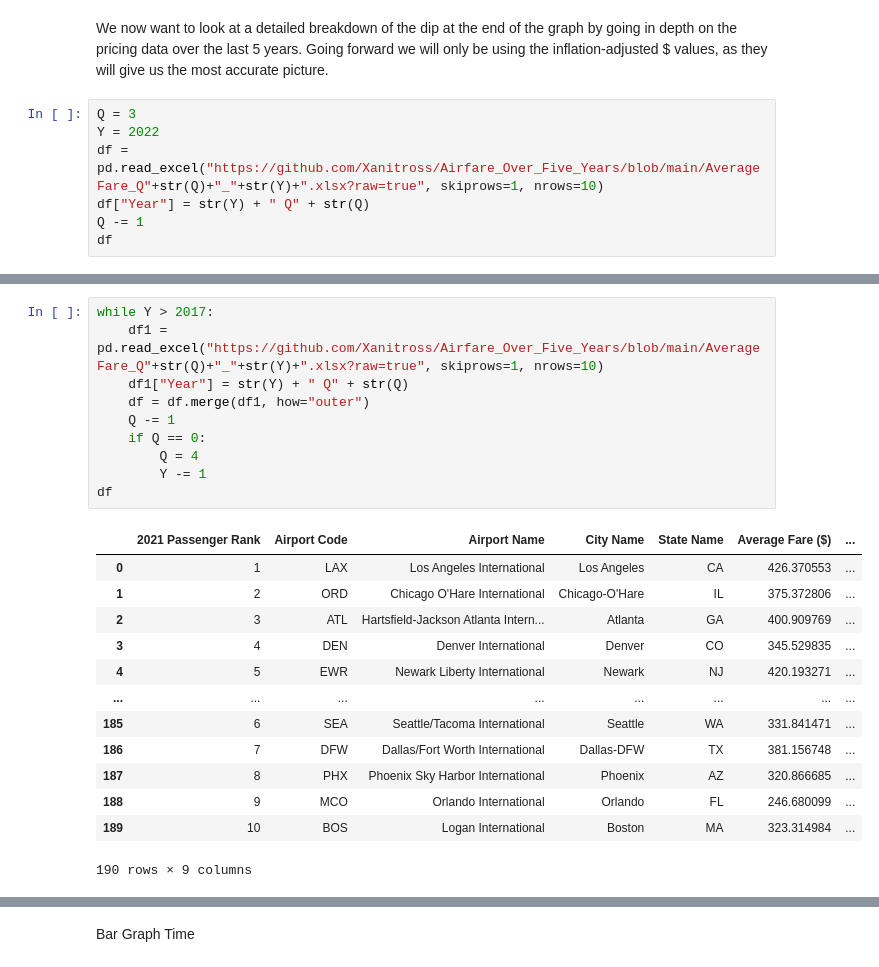
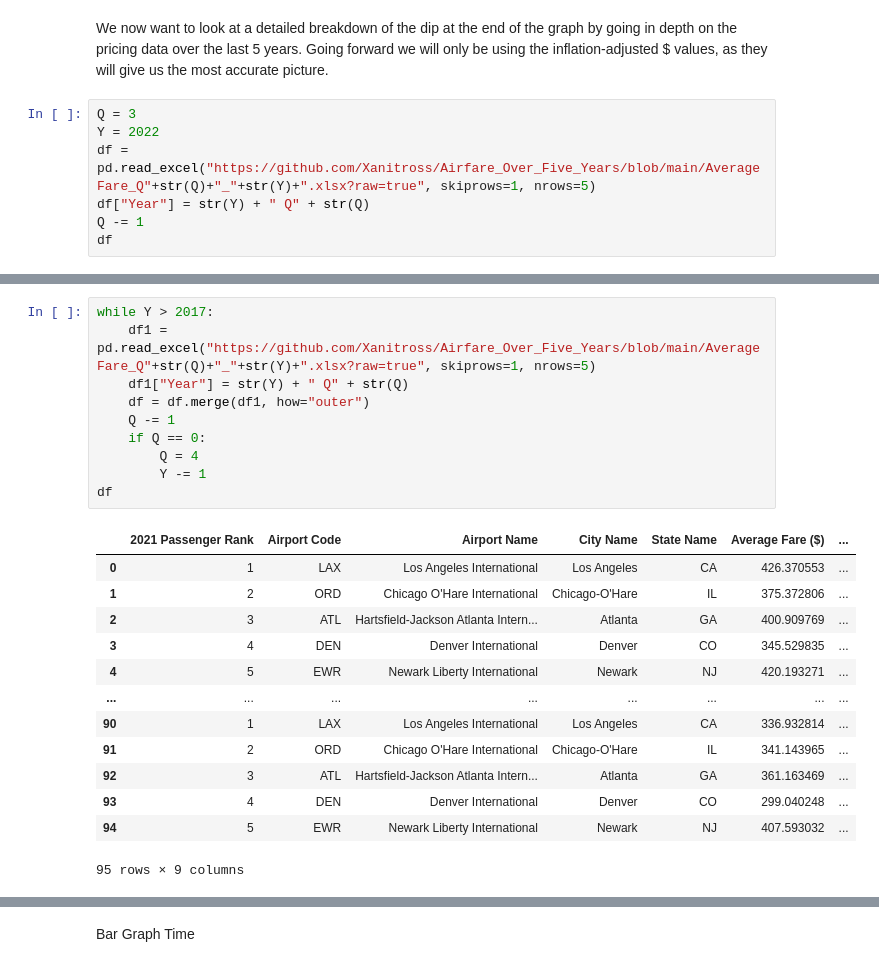
Before and after one commit to Xanitross/Airfare_Over_Five_Years, a Jupyter notebook: Airfare_Over_Five_Years.ipynb, the cells around one changed output, grey strips where cells are left out. Cells and saved outputs as stored; diff of their text form.

```diff
--- a/Airfare_Over_Five_Years.ipynb
+++ b/Airfare_Over_Five_Years.ipynb
@@ -78,7 +110,7 @@ We now want to look at a detailed breakdown of the dip at the end of the graph b
 # %%
 Q = 3
 Y = 2022
-df = pd.read_excel("https://github.com/Xanitross/Airfare_Over_Five_Years/blob/main/AverageFare_Q"+str(Q)+"_"+str(Y)+".xlsx?raw=true", skiprows=1, nrows=10)
+df = pd.read_excel("https://github.com/Xanitross/Airfare_Over_Five_Years/blob/main/AverageFare_Q"+str(Q)+"_"+str(Y)+".xlsx?raw=true", skiprows=1, nrows=5)
 df["Year"] = str(Y) + " Q" + str(Q)
 Q -= 1
 df
@@ -99,24 +126,24 @@ Add additional data to the Dataframe
 # %%
 while Y > 2017:
-    df1 = pd.read_excel("https://github.com/Xanitross/Airfare_Over_Five_Years/blob/main/AverageFare_Q"+str(Q)+"_"+str(Y)+".xlsx?raw=true", skiprows=1, nrows=10)
+    df1 = pd.read_excel("https://github.com/Xanitross/Airfare_Over_Five_Years/blob/main/AverageFare_Q"+str(Q)+"_"+str(Y)+".xlsx?raw=true", skiprows=1, nrows=5)
     df1["Year"] = str(Y) + " Q" + str(Q)
     df = df.merge(df1, how="outer")
     Q -= 1
     if Q == 0:
         Q = 4
         Y -= 1
 df
 # %% [output]
 |  | 2021 Passenger Rank | Airport Code | Airport Name | City Name | State Name | Average Fare ($) | ... |
 | 0 | 1 | LAX | Los Angeles International | Los Angeles | CA | 426.370553 | ... |
 | 1 | 2 | ORD | Chicago O'Hare International | Chicago-O'Hare | IL | 375.372806 | ... |
 | 2 | 3 | ATL | Hartsfield-Jackson Atlanta Intern... | Atlanta | GA | 400.909769 | ... |
 | 3 | 4 | DEN | Denver International | Denver | CO | 345.529835 | ... |
 | 4 | 5 | EWR | Newark Liberty International | Newark | NJ | 420.193271 | ... |
 | ... | ... | ... | ... | ... | ... | ... | ... |
-| 185 | 6 | SEA | Seattle/Tacoma International | Seattle | WA | 331.841471 | ... |
-| 186 | 7 | DFW | Dallas/Fort Worth International | Dallas-DFW | TX | 381.156748 | ... |
-| 187 | 8 | PHX | Phoenix Sky Harbor International | Phoenix | AZ | 320.866685 | ... |
-| 188 | 9 | MCO | Orlando International | Orlando | FL | 246.680099 | ... |
-| 189 | 10 | BOS | Logan International | Boston | MA | 323.314984 | ... |
+| 90 | 1 | LAX | Los Angeles International | Los Angeles | CA | 336.932814 | ... |
+| 91 | 2 | ORD | Chicago O'Hare International | Chicago-O'Hare | IL | 341.143965 | ... |
+| 92 | 3 | ATL | Hartsfield-Jackson Atlanta Intern... | Atlanta | GA | 361.163469 | ... |
+| 93 | 4 | DEN | Denver International | Denver | CO | 299.040248 | ... |
+| 94 | 5 | EWR | Newark Liberty International | Newark | NJ | 407.593032 | ... |
-190 rows × 9 columns
+95 rows × 9 columns
```
Also changed, not shown: parts of 27 cells of this notebook.
